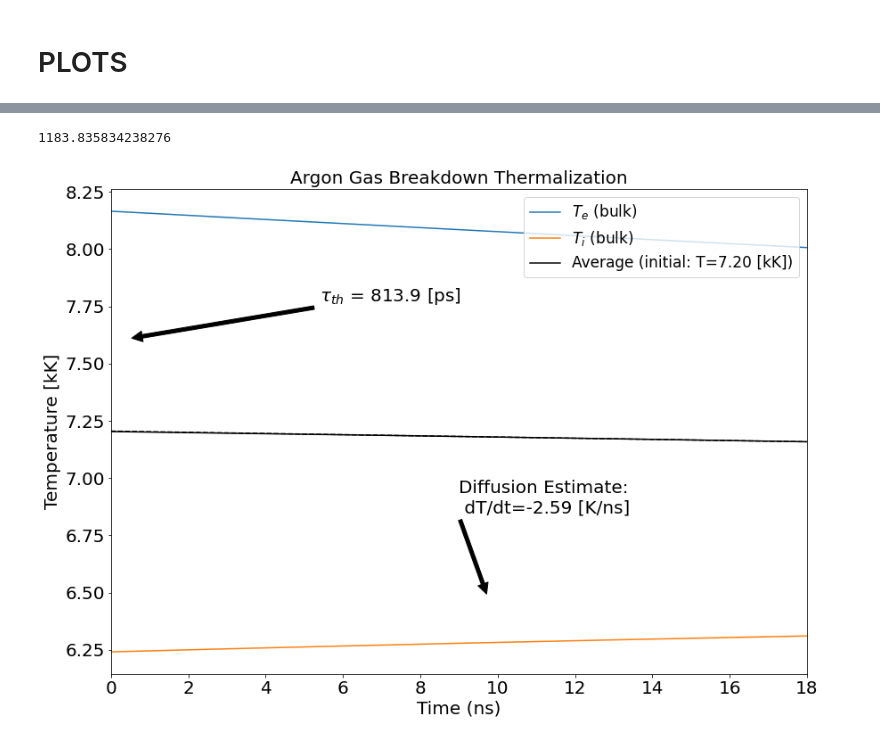
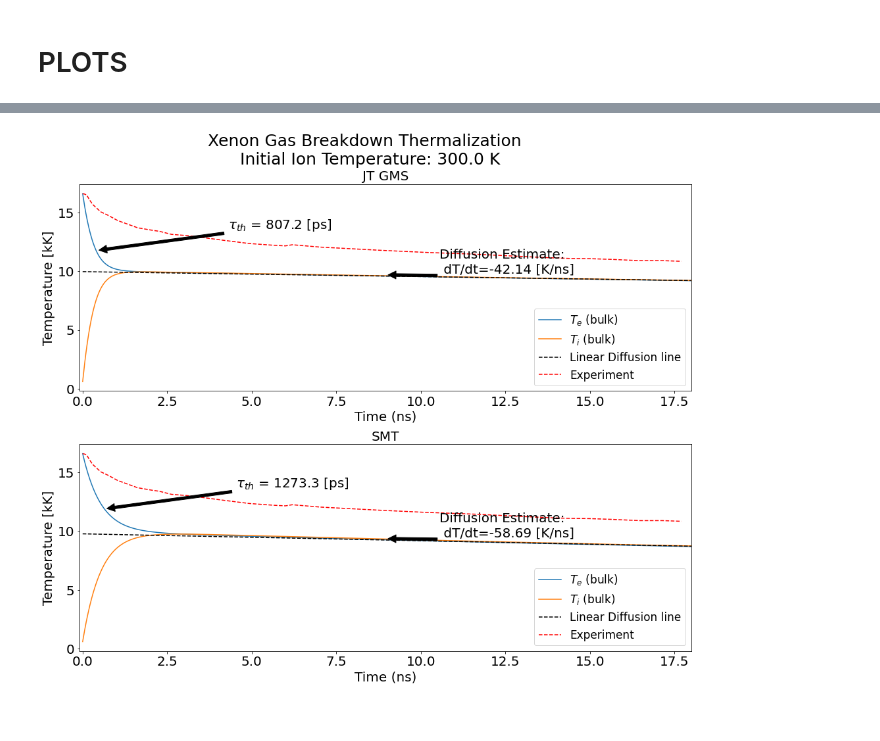
Before and after one commit to MurilloGroupMSU/Two-Temperature-Model, a Jupyter notebook: Xenon_TTM_and_Plot-Copy1.ipynb, the cells around one changed output, grey strips where cells are left out. Cells and saved outputs as stored; diff of their text form; code cells hidden in the pictures.

```diff
--- a/Xenon_TTM_and_Plot-Copy1.ipynb
+++ b/Xenon_TTM_and_Plot-Copy1.ipynb
@@ -144,0 +127,3 @@ plot_temp_profiles(ttm_smt, grid, ax = ax[1], title='SMT')
+# %%
+Xe_data = read_csv("./data/experimental_data/Xe_5bar_Te.txt", delim_whitespace=True, header=1)
+Xe_data
@@ -216,46 +203,9 @@ Te_bulks, Ti_bulks, T_av
-# %%
-ttm.Te_list[0][width_index]
-# %% [output]
-1183.835834238276
-# %%
-fig, ax = plt.subplots(figsize=(14,10),facecolor='w')
-
-
-# ti_1, ti_2 = -20000, -1
-ti_1, ti_2 = -100, -1
-
-T_av_1 = T_av[ti_1]
-T_av_2 = T_av[ti_2]
-
-dT_dt  = (T_av_2 - T_av_1)/(ttm.t_list[ti_2] - ttm.t_list[ti_1])
-
-T_eq_line  = np.array(T_av_1 + dT_dt*(ttm.t_list-ttm.t_list[ti_1]))
-
-
-ax.plot(np.array(ttm.t_list)*1e9, Te_bulks*1e-3,label=r"$T_e$ (bulk)")
-ax.plot(np.array(ttm.t_list)*1e9, Ti_bulks*1e-3,label=r"$T_i$ (bulk)")
-ax.plot(np.array(ttm.t_list)*1e9, T_eq_line*1e-3,'--k')#,label='Diffusion Estimate: dT/dt={0:.2f} [K/ns]'.format(dT_dt*1e-9))
-ax.plot(np.array(ttm.t_list)*1e9, T_av*1e-3,'-k',label='Average (initial: T={0:.2f} [kK])'.format(T_av[0]*1e-3))
-
-ax.annotate(r'$\tau_{th}$' + ' = {0:.1f} [ps]'.format(ttm.experiment.τei_Equilibration*1e12), xy=(0.1, 0.6), xycoords='figure fraction',
-            xytext=(0.3, .8), textcoords='axes fraction',
-            va='top', ha='left',fontsize=20,
-            arrowprops=dict(facecolor='black', shrink=0.02))
-
-ax.annotate('Diffusion Estimate:\n dT/dt={0:.2f} [K/ns]'.format(dT_dt*1e-9), xy=(0.5, 0.2), xycoords='figure fraction',
-            xytext=(0.5, .4), textcoords='axes fraction',
-            va='top', ha='left',fontsize=20,
-            arrowprops=dict(facecolor='black', shrink=0.02))
-
-
-# Plot settings
-ax.set_xlabel(r"Time (ns)", fontsize=20)
-ax.set_ylabel("Temperature [kK]",fontsize=20)
-ax.tick_params(labelsize=20)
-ax.set_xlim(0,ttm.tmax*1e9)
-
-ax.set_title('Argon Gas Breakdown Thermalization',fontsize=20)
-ax.legend(fontsize=17)
-plt.show()
-# %% [output]
-[figure, removed]
+# %%
+fig, ax = plt.subplots(2,1, figsize=(14,12),facecolor='w')
+fig.suptitle('Xenon Gas Breakdown Thermalization \n Initial Ion Temperature: {0:.1f} K'.format(Ti_initial),fontsize=25)
+
+plot_bulk_temperature(ttm_jt, Xenon_jt, ax = ax[0], title='JT GMS')
+plot_bulk_temperature(ttm_smt, Xenon_smt,  ax = ax[1], title='SMT')
+fig.tight_layout()
+# %% [output]
+[figure, added]
```
Also changed, not shown: parts of 11 cells of this notebook, 3 other files.
